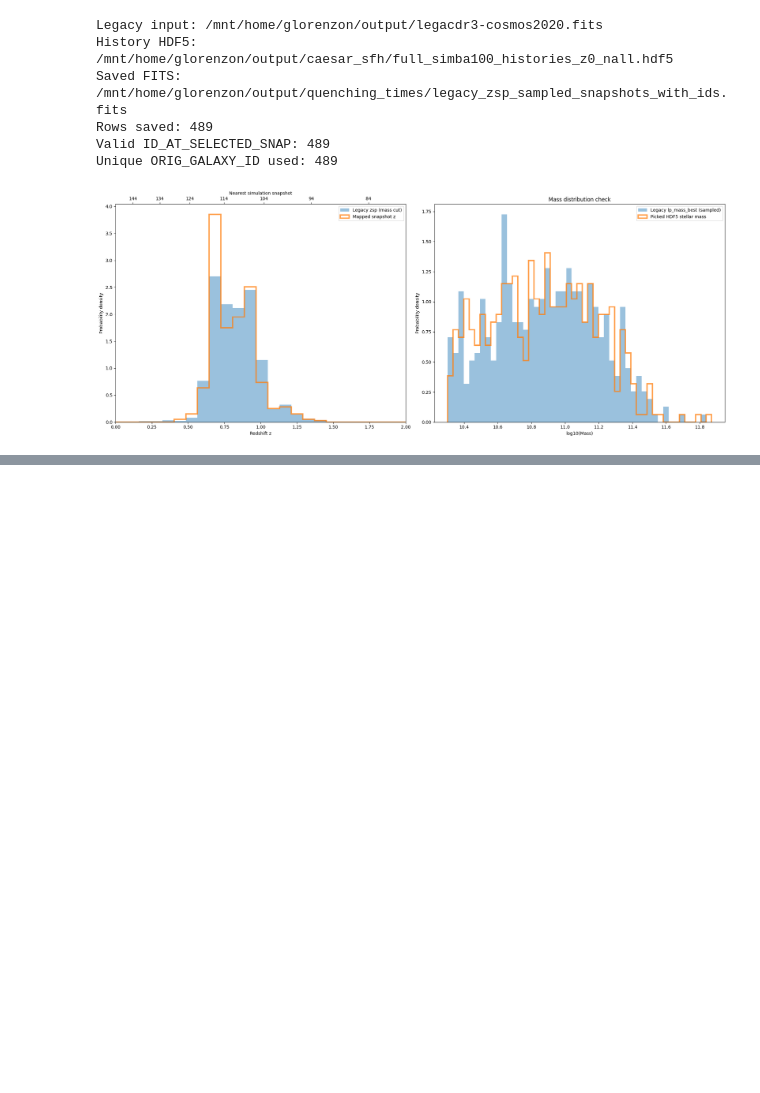
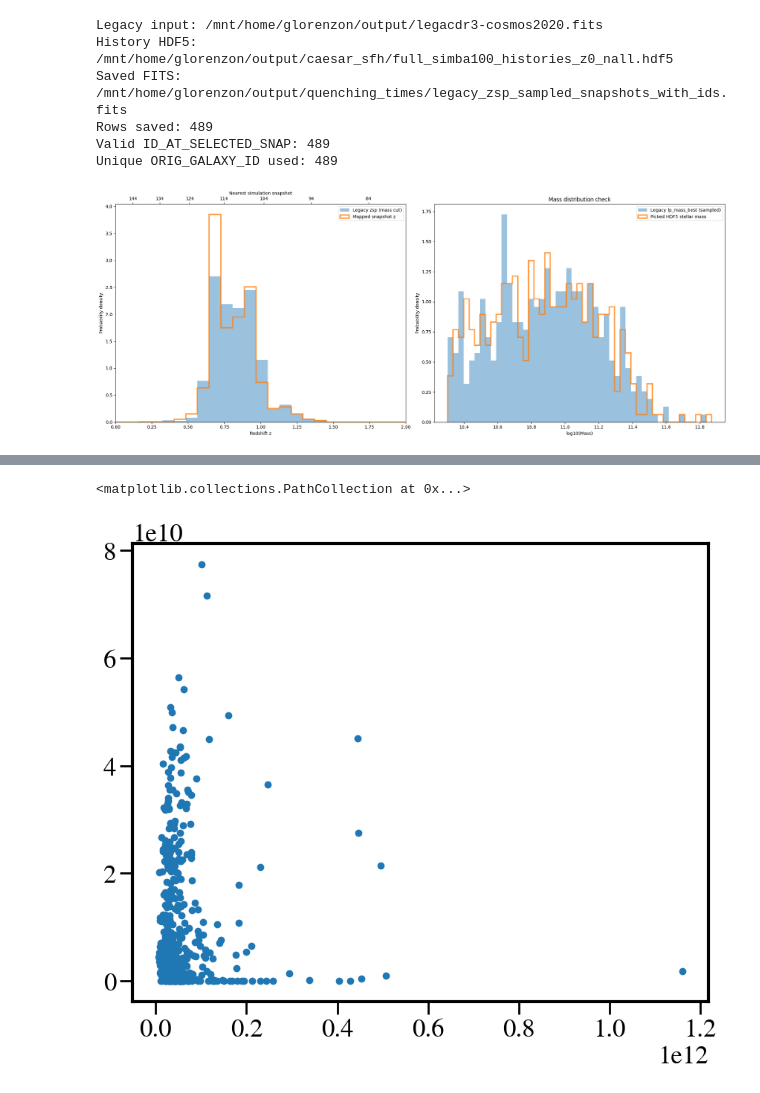
Before and after one commit to GiulianoLo/analize_simba_cgm, a Jupyter notebook: test_sfh_caesar.ipynb, the cells around one changed output, grey strips where cells are left out. Cells and saved outputs as stored; diff of their text form; code cells hidden in the pictures; blank space fills up the shorter version.

```diff
--- a/test_sfh_caesar.ipynb
+++ b/test_sfh_caesar.ipynb
@@ -1033,0 +984,5 @@ plt.show()
+# %%
+plt.scatter(df['Ms'], df['Mg'])
+# %% [output]
+<matplotlib.collections.PathCollection at 0x...>
+[figure, added]
```
Also changed, not shown: parts of 13 cells of this notebook.
